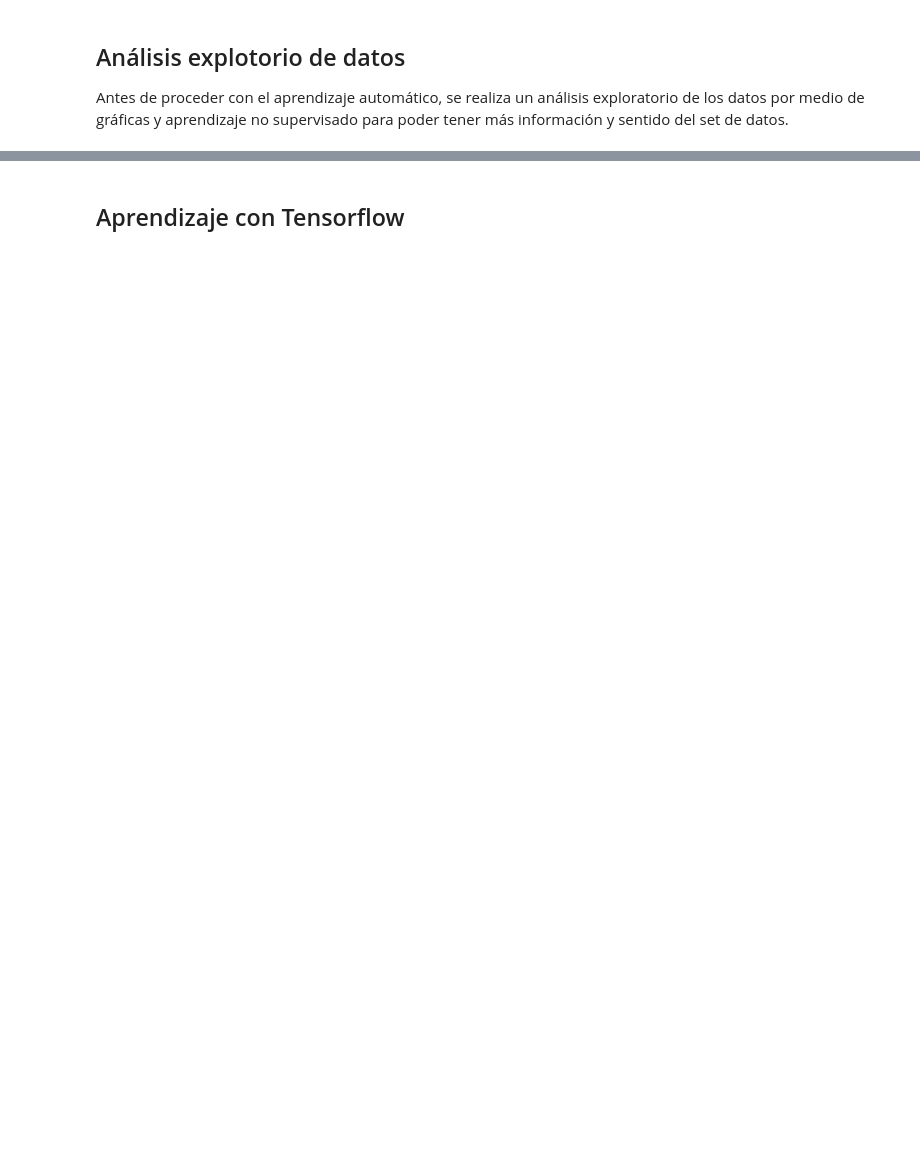
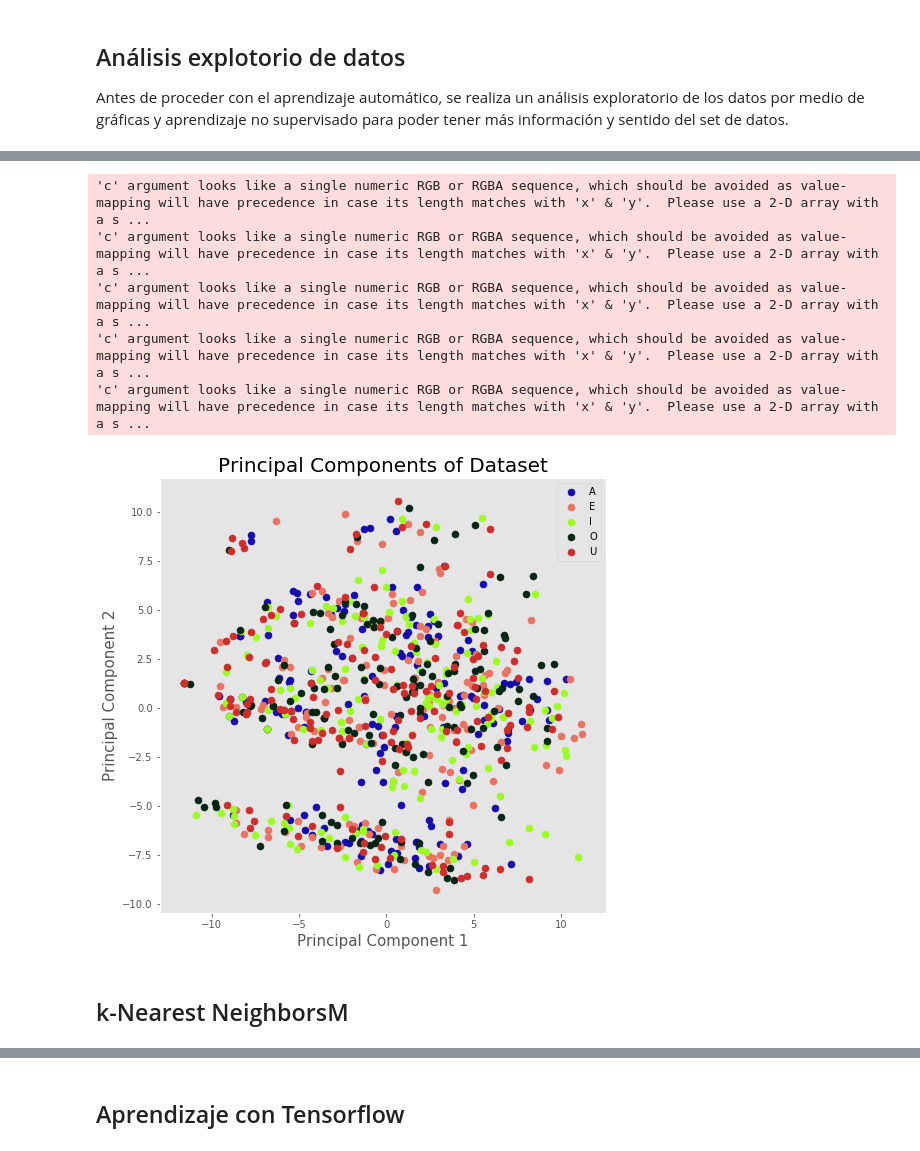
Before and after one commit to dkohkemper/pattern_recognition, a Jupyter notebook: proyecto_final/proyecto_final.ipynb, the cells around one changed output, grey strips where cells are left out. Saved outputs shown, nothing was run; the diff lists cells and outputs as text; code cells hidden in the pictures; blank space fills up the shorter version.

```diff
--- a/proyecto_final/proyecto_final.ipynb
+++ b/proyecto_final/proyecto_final.ipynb
@@ -166,0 +223,49 @@ pd.DataFrame.hist(df, figsize = [20,20]);
+# %%
+from sklearn.utils import column_or_1d
+from sklearn import preprocessing
+
+# Se apagan los warnings para evitar las alertas de posibles cambios de versión en Python3
+import warnings
+warnings.filterwarnings('ignore', category=UnicodeWarning, append=True)
+
+# Se escoge graficar solo dos componentes
+pca = PCA(n_components=2)
+principalComponents = pca.fit_transform(input_features)
+
+principalDf = pd.DataFrame(data = principalComponents)
+
+le = preprocessing.LabelEncoder()
+le.fit(df[['letter']])
+targets = le.classes_.ravel()
+
+#Se concatenan las componentes de PCA con los targets
+finalDf = pd.concat([principalDf, df[['letter']]], axis = 1)
+
+fig = plt.figure(figsize = (8,8))
+ax = fig.add_subplot(1,1,1)
+ax.set_xlabel('Principal Component 1', fontsize = 15)
+ax.set_ylabel('Principal Component 2', fontsize = 15)
+ax.set_title('Principal Components of Dataset', fontsize = 20)
+
+# Agrupar todos los targets
+for target in targets:
+    # Busca los indices que sean iguales al target
+    indices = finalDf['letter'] == target
+    # Grafica los puntos encontrados con un color aleatorio, pero igual para los del mismo target
+    ax.scatter(finalDf.loc[indices, 0]
+               , finalDf.loc[indices, 1]
+               , c = np.random.rand(3,)
+               , s = 50)
+
+#Se enciende el grid y se muestra que significa cada color
+ax.legend(targets)
+ax.grid()
+# %% [output]
+'c' argument looks like a single numeric RGB or RGBA sequence, which should be avoided as value-mapping will have precedence in case its length matches with 'x' & 'y'.  Please use a 2-D array with a s ...
+'c' argument looks like a single numeric RGB or RGBA sequence, which should be avoided as value-mapping will have precedence in case its length matches with 'x' & 'y'.  Please use a 2-D array with a s ...
+'c' argument looks like a single numeric RGB or RGBA sequence, which should be avoided as value-mapping will have precedence in case its length matches with 'x' & 'y'.  Please use a 2-D array with a s ...
+'c' argument looks like a single numeric RGB or RGBA sequence, which should be avoided as value-mapping will have precedence in case its length matches with 'x' & 'y'.  Please use a 2-D array with a s ...
+'c' argument looks like a single numeric RGB or RGBA sequence, which should be avoided as value-mapping will have precedence in case its length matches with 'x' & 'y'.  Please use a 2-D array with a s ...
+[figure, added]
+# %% [markdown]
+## k-Nearest NeighborsM
```
Also changed, not shown: parts of 31 cells of this notebook.
